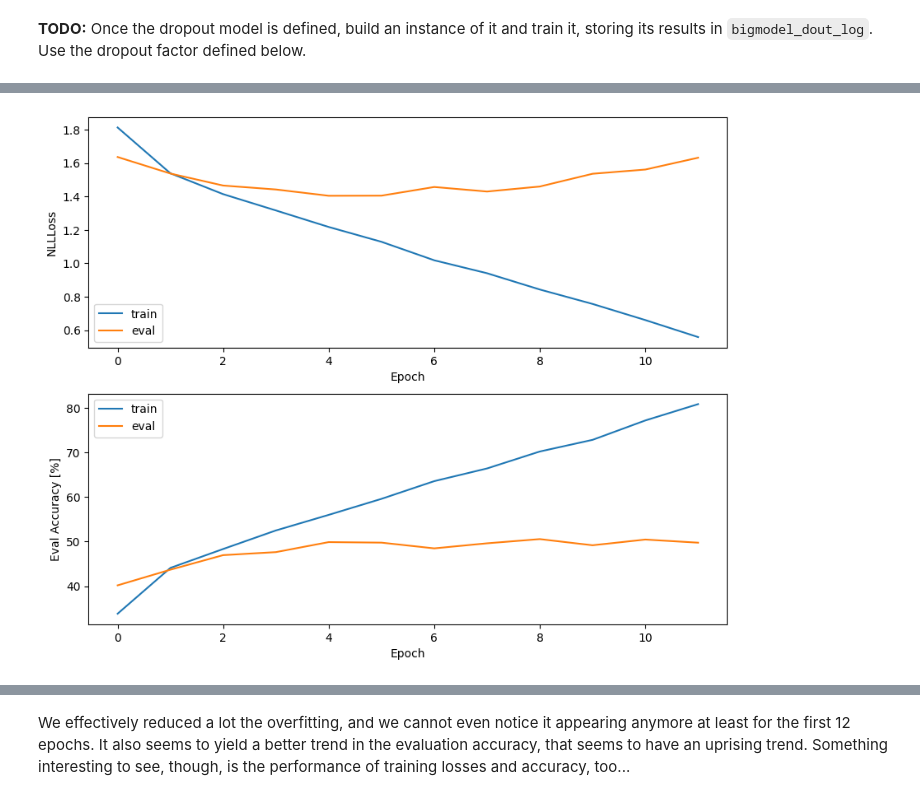
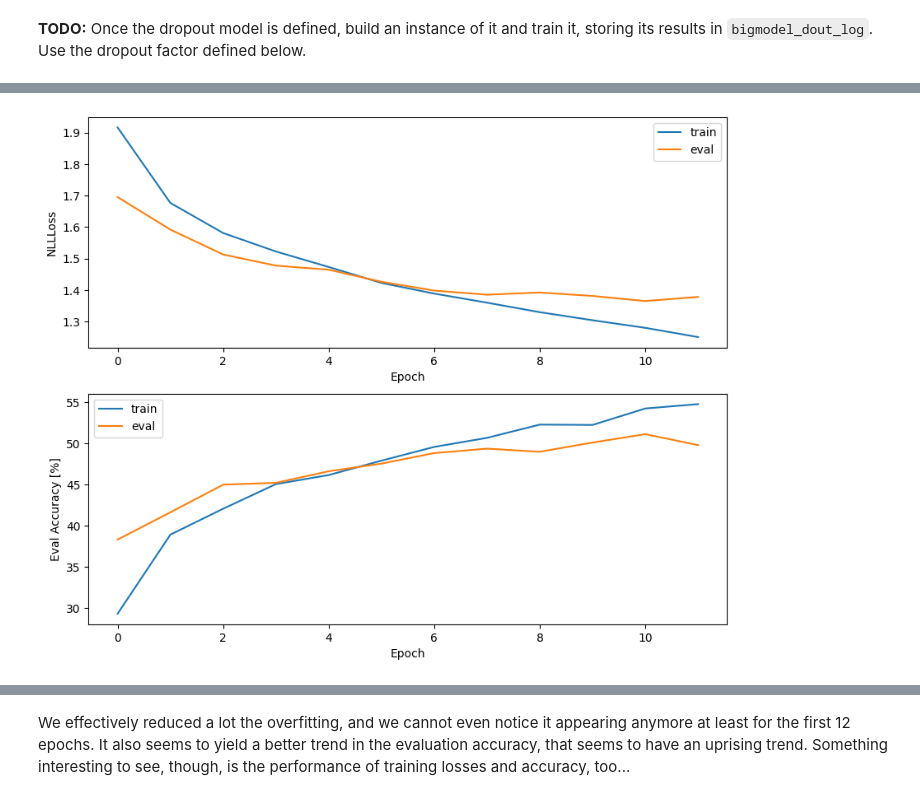
Before and after one commit to ANadalCardenas/attention, a Jupyter notebook: labs/overfitting/lab_overfitting_todo.ipynb, the cells around one changed output, grey strips where cells are left out. Cells and saved outputs as stored; diff of their text form; code cells hidden in the pictures.

```diff
--- a/labs/overfitting/lab_overfitting_todo.ipynb
+++ b/labs/overfitting/lab_overfitting_todo.ipynb
@@ -603,7 +603,6 @@ class BigNetDropout(nn.Module):
 dropout = 0.5
 # TODO
 bignet = BigNetDropout(dropout)
-bignet = BigNet()
 optimizer = torch.optim.Adam(bignet.parameters(), lr=hparams['learning_rate'], weight_decay=0.001)
 bigmodel_dout_log = train_net(bignet, train_loader, test_loader, optimizer, hparams['num_epochs'])
 # %% [output]
@@ -627,4 +626,4 @@ Test set: Average loss: 1.6319, Accuracy: 4977/10000 (50%)
-[figure, old version]
+[figure, new version]
 # %%
 plt.figure(figsize=(10, 8))
 plt.subplot(2,1,1)
```
Also changed, not shown: parts of 7 cells of this notebook.
